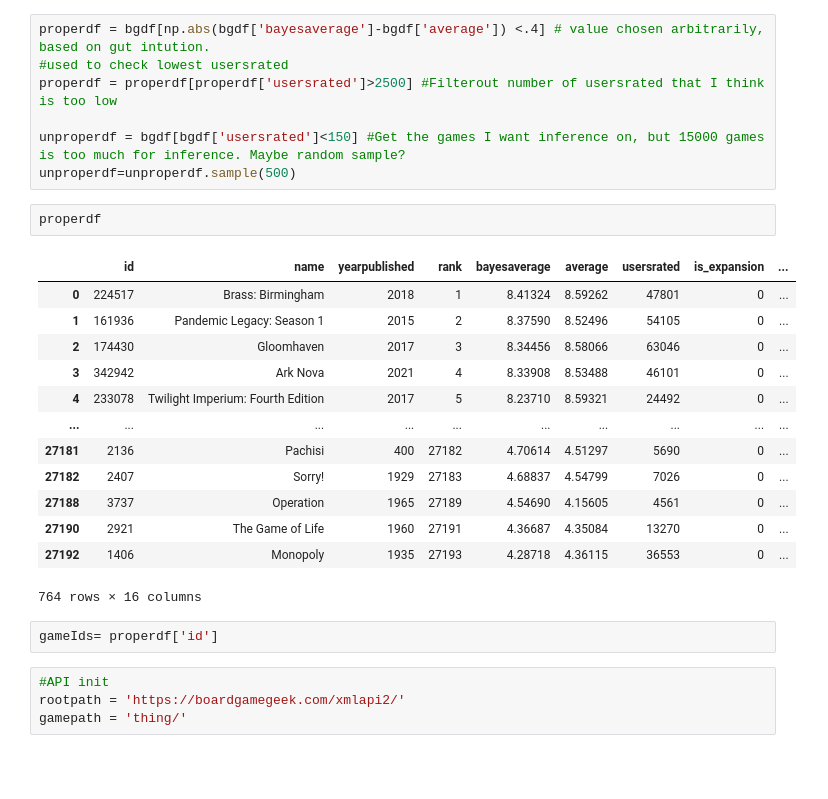
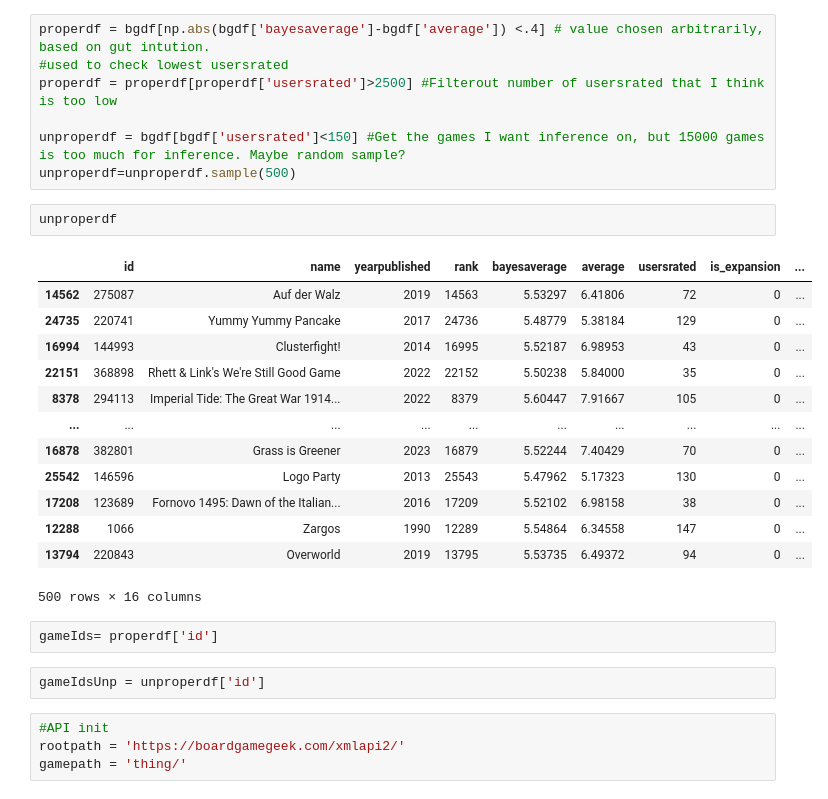
Before and after one commit to cchristensn/486MLProject, a Jupyter notebook: BoardgamesEDA.ipynb, the cells around one changed output. Cells and saved outputs as stored; diff of their text form; blank space fills up the shorter version.

```diff
--- a/BoardgamesEDA.ipynb
+++ b/BoardgamesEDA.ipynb
@@ -16,24 +16,26 @@ properdf = properdf[properdf['usersrated']>2500] #Filterout number of usersrated
 
 unproperdf = bgdf[bgdf['usersrated']<150] #Get the games I want inference on, but 15000 games is too much for inference. Maybe random sample?
 unproperdf=unproperdf.sample(500)
-# %%
-properdf
-# %% [output]
-|  | id | name | yearpublished | rank | bayesaverage | average | usersrated | is_expansion | ... |
-| 0 | 224517 | Brass: Birmingham | 2018 | 1 | 8.41324 | 8.59262 | 47801 | 0 | ... |
-| 1 | 161936 | Pandemic Legacy: Season 1 | 2015 | 2 | 8.37590 | 8.52496 | 54105 | 0 | ... |
-| 2 | 174430 | Gloomhaven | 2017 | 3 | 8.34456 | 8.58066 | 63046 | 0 | ... |
-| 3 | 342942 | Ark Nova | 2021 | 4 | 8.33908 | 8.53488 | 46101 | 0 | ... |
-| 4 | 233078 | Twilight Imperium: Fourth Edition | 2017 | 5 | 8.23710 | 8.59321 | 24492 | 0 | ... |
-| ... | ... | ... | ... | ... | ... | ... | ... | ... | ... |
-| 27181 | 2136 | Pachisi | 400 | 27182 | 4.70614 | 4.51297 | 5690 | 0 | ... |
-| 27182 | 2407 | Sorry! | 1929 | 27183 | 4.68837 | 4.54799 | 7026 | 0 | ... |
-| 27188 | 3737 | Operation | 1965 | 27189 | 4.54690 | 4.15605 | 4561 | 0 | ... |
-| 27190 | 2921 | The Game of Life | 1960 | 27191 | 4.36687 | 4.35084 | 13270 | 0 | ... |
-| 27192 | 1406 | Monopoly | 1935 | 27193 | 4.28718 | 4.36115 | 36553 | 0 | ... |
-764 rows × 16 columns
+# %%
+unproperdf
+# %% [output]
+|  | id | name | yearpublished | rank | bayesaverage | average | usersrated | is_expansion | ... |
+| 14562 | 275087 | Auf der Walz | 2019 | 14563 | 5.53297 | 6.41806 | 72 | 0 | ... |
+| 24735 | 220741 | Yummy Yummy Pancake | 2017 | 24736 | 5.48779 | 5.38184 | 129 | 0 | ... |
+| 16994 | 144993 | Clusterfight! | 2014 | 16995 | 5.52187 | 6.98953 | 43 | 0 | ... |
+| 22151 | 368898 | Rhett & Link's We're Still Good Game | 2022 | 22152 | 5.50238 | 5.84000 | 35 | 0 | ... |
+| 8378 | 294113 | Imperial Tide: The Great War 1914... | 2022 | 8379 | 5.60447 | 7.91667 | 105 | 0 | ... |
+| ... | ... | ... | ... | ... | ... | ... | ... | ... | ... |
+| 16878 | 382801 | Grass is Greener | 2023 | 16879 | 5.52244 | 7.40429 | 70 | 0 | ... |
+| 25542 | 146596 | Logo Party | 2013 | 25543 | 5.47962 | 5.17323 | 130 | 0 | ... |
+| 17208 | 123689 | Fornovo 1495: Dawn of the Italian... | 2016 | 17209 | 5.52102 | 6.98158 | 38 | 0 | ... |
+| 12288 | 1066 | Zargos | 1990 | 12289 | 5.54864 | 6.34558 | 147 | 0 | ... |
+| 13794 | 220843 | Overworld | 2019 | 13795 | 5.53735 | 6.49372 | 94 | 0 | ... |
+500 rows × 16 columns
 # %%
 gameIds= properdf['id']
+# %%
+gameIdsUnp = unproperdf['id']
 # %%
 #API init
 rootpath = 'https://boardgamegeek.com/xmlapi2/'
```
Also changed, not shown: parts of 8 cells of this notebook, 3 other files.
